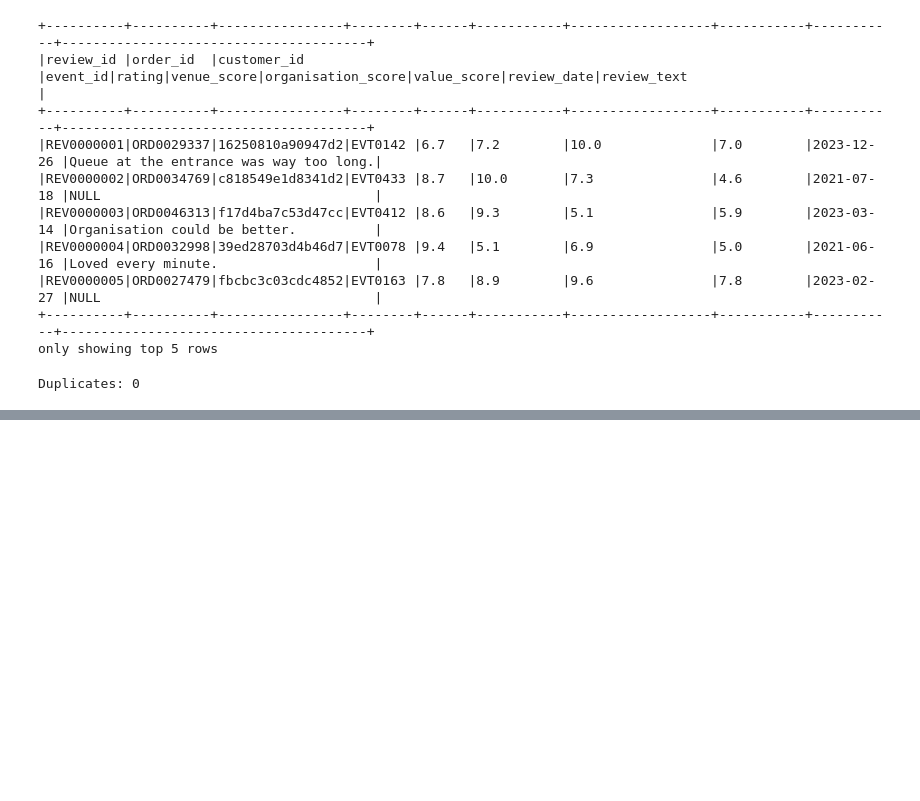
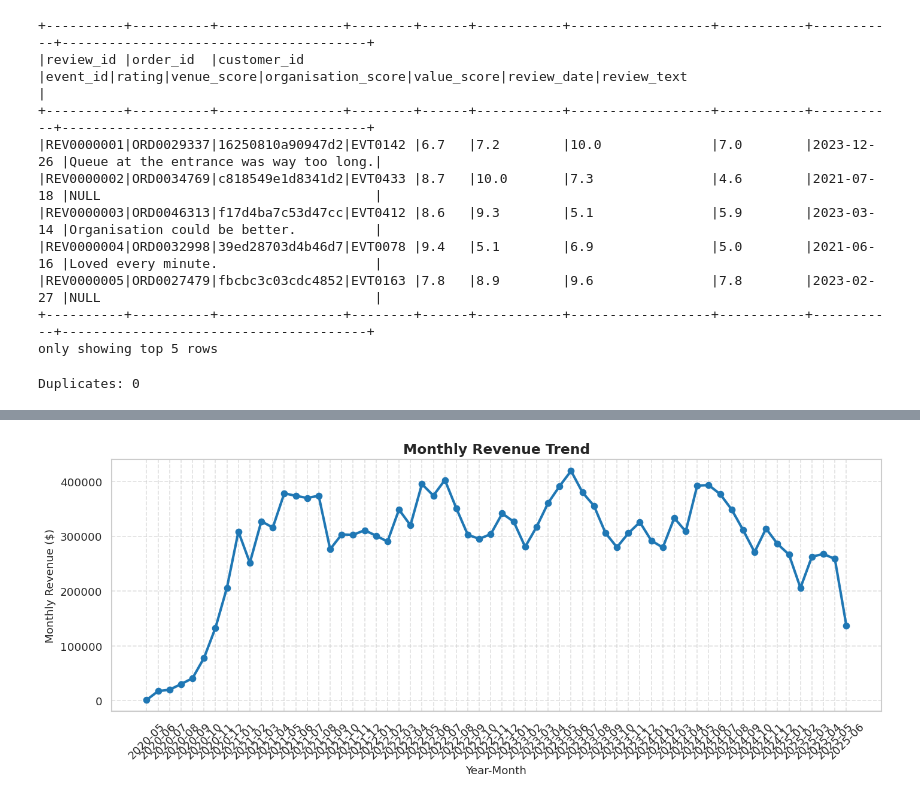
Before and after one commit to AureliaVDB/TickIt_Data_Pipeline, a Jupyter notebook: TickIt_Pipeline.ipynb, the cells around one changed output, grey strips where cells are left out. Drawn from its saved outputs; the diff is of its cells as text; code cells hidden in the pictures; blank space fills up the shorter version.

```diff
--- a/TickIt_Pipeline.ipynb
+++ b/TickIt_Pipeline.ipynb
@@ -726,0 +1056,25 @@ reviews_silver.write.mode("overwrite").parquet(reviews_silver_path)
+# %%
+# 1. Aggregate completed revenue by Month
+monthly_trend = (
+    fact_sales
+    .filter(F.col("order_status") != "cancelled")
+    .withColumn("year_month", F.date_format("order_date", "yyyy-MM"))
+    .groupBy("year_month")
+    .agg(F.sum("total_amount").alias("monthly_revenue"))
+    .orderBy("year_month")
+    .toPandas()
+)
+
+# 2. Plot
+plt.figure(figsize=(12, 5))
+plt.plot(monthly_trend["year_month"], monthly_trend["monthly_revenue"],
+         marker="o", color="#1f77b4", linewidth=2.5, markersize=6)
+plt.title("Monthly Revenue Trend", fontsize=14, weight="bold")
+plt.xlabel("Year-Month", fontsize=11)
+plt.ylabel("Monthly Revenue ($)", fontsize=11)
+plt.xticks(rotation=45)
+plt.grid(True, linestyle="--", alpha=0.6)
+plt.tight_layout()
+plt.show()
+# %% [output]
+[figure, added]
```
Also changed, not shown: parts of 19 cells of this notebook.
